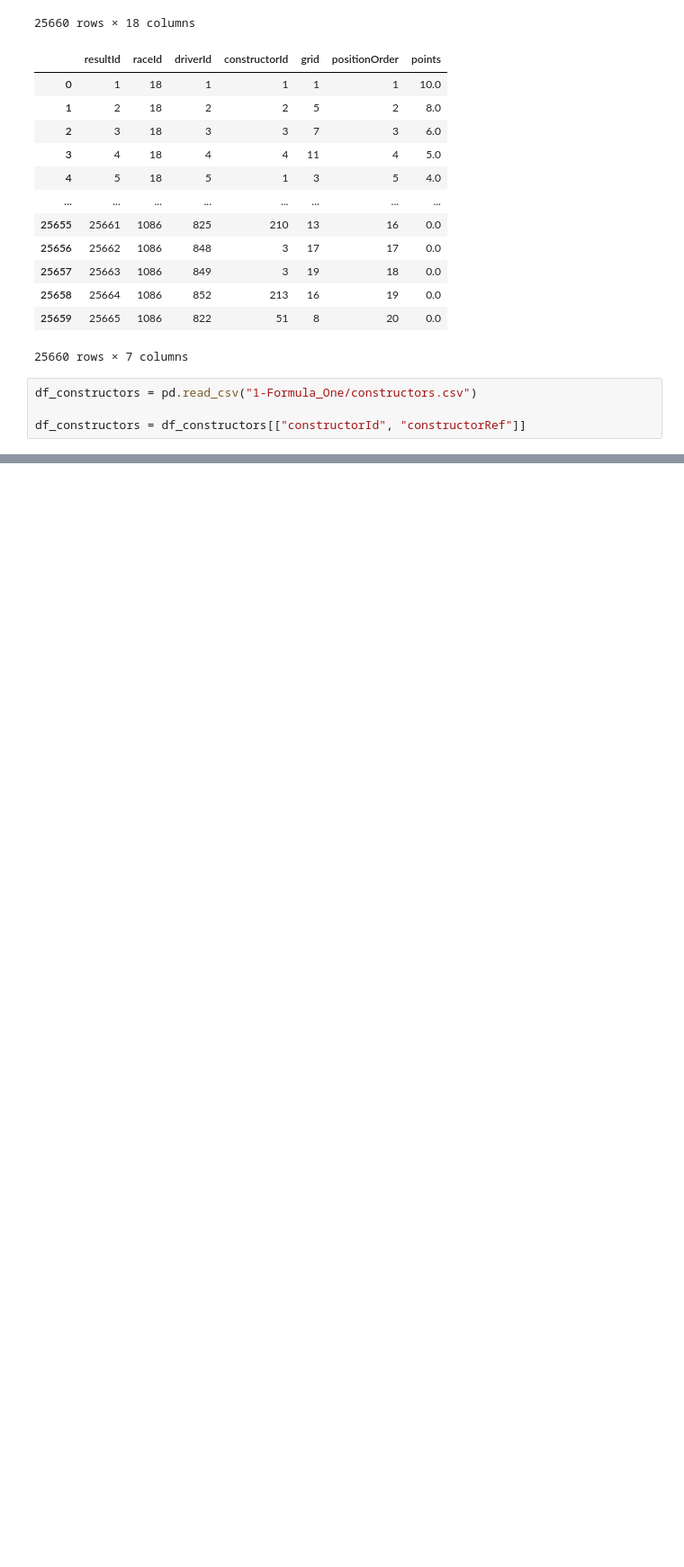
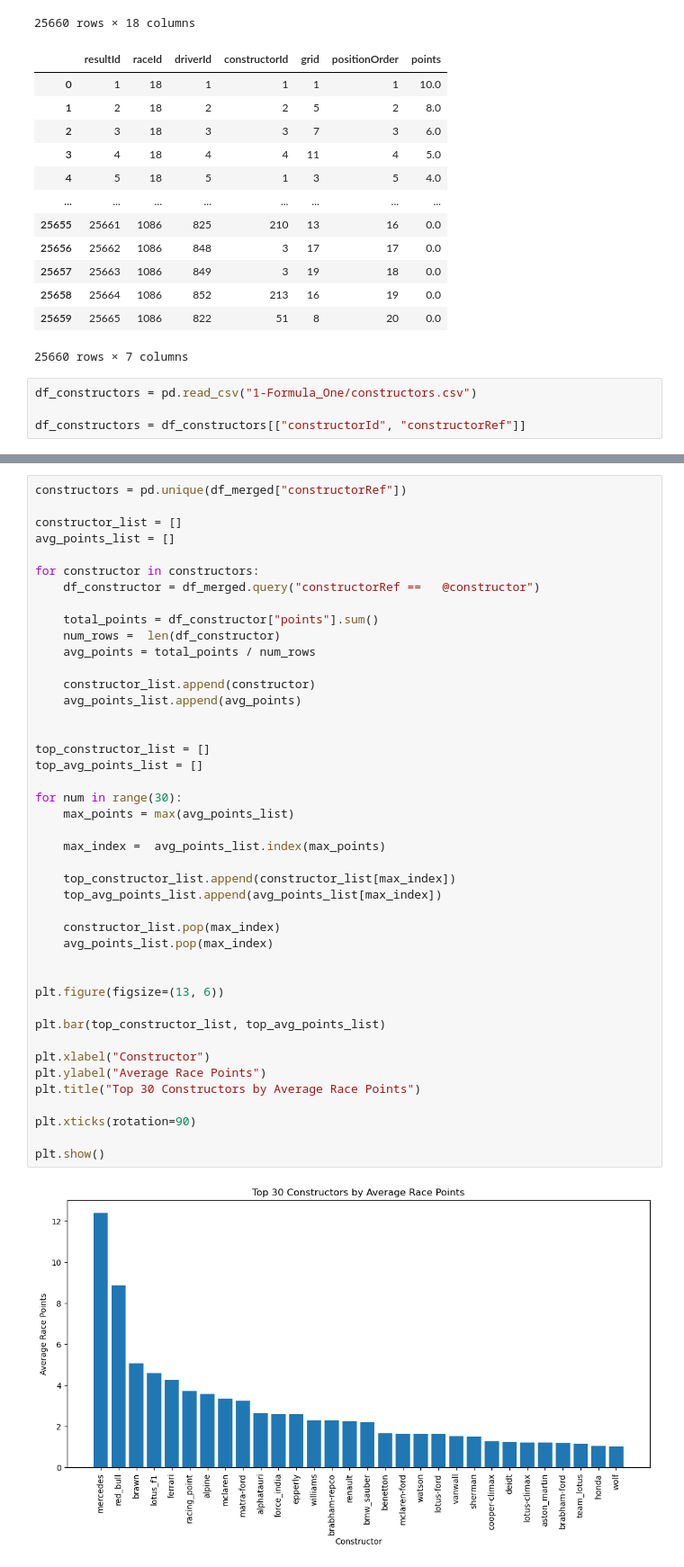
Before and after one commit to Ashley822/datasci151_final_project, a Jupyter notebook: cleaning_and_merging_ash.ipynb, the cells around one changed output, grey strips where cells are left out. Shown at 90% size. Drawn from its saved outputs; the diff is of its cells as text; blank space fills up the shorter version.

```diff
--- a/cleaning_and_merging_ash.ipynb
+++ b/cleaning_and_merging_ash.ipynb
@@ -196,0 +213,45 @@ plt.show()
+# %%
+constructors = pd.unique(df_merged["constructorRef"])
+
+constructor_list = []
+avg_points_list = []
+
+for constructor in constructors:
+    df_constructor = df_merged.query("constructorRef ==   @constructor")
+
+    total_points = df_constructor["points"].sum()
+    num_rows =  len(df_constructor)
+    avg_points = total_points / num_rows
+
+    constructor_list.append(constructor)
+    avg_points_list.append(avg_points)
+
+
+top_constructor_list = []
+top_avg_points_list = []
+
+for num in range(30):
+    max_points = max(avg_points_list)
+
+    max_index =  avg_points_list.index(max_points)
+
+    top_constructor_list.append(constructor_list[max_index])
+    top_avg_points_list.append(avg_points_list[max_index])
+
+    constructor_list.pop(max_index)
+    avg_points_list.pop(max_index)
+
+
+plt.figure(figsize=(13, 6))
+
+plt.bar(top_constructor_list, top_avg_points_list)
+
+plt.xlabel("Constructor")
+plt.ylabel("Average Race Points")
+plt.title("Top 30 Constructors by Average Race Points")
+
+plt.xticks(rotation=90)
+
+plt.show()
+# %% [output]
+[figure, added]
```
Also changed, not shown: parts of 4 cells of this notebook.
